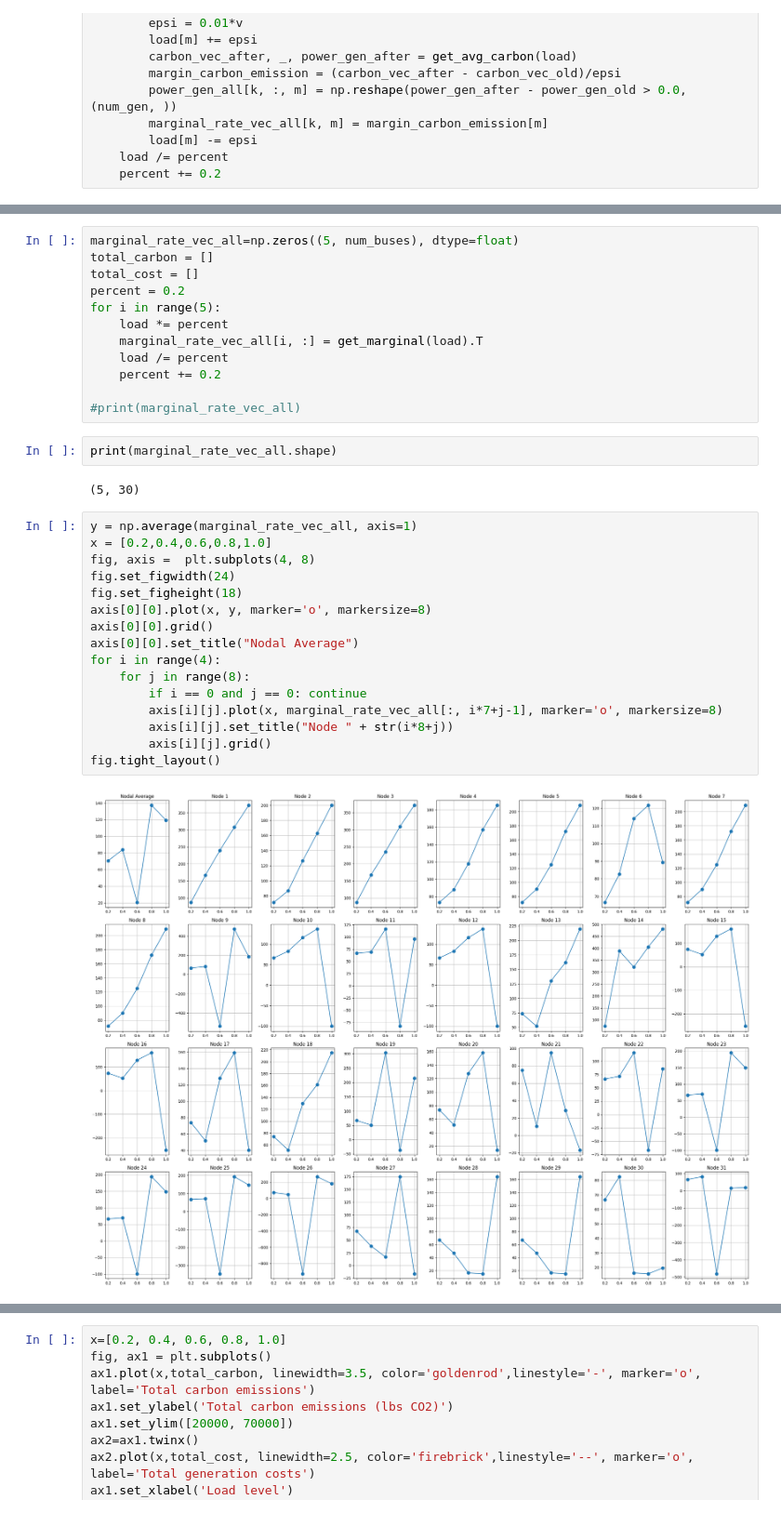
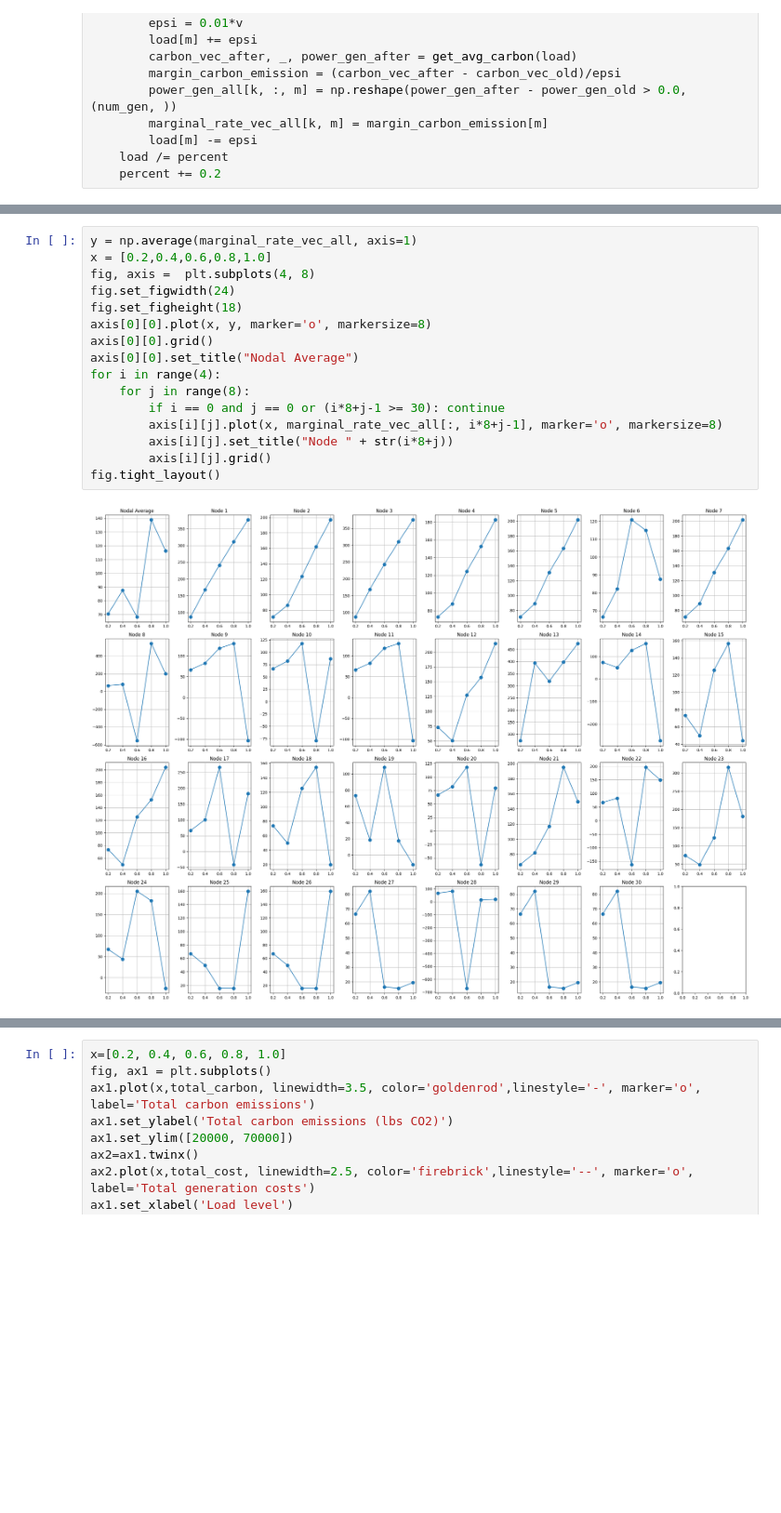
Before and after one commit to yuqing5/Carbon_Emission_Power_Grids, a Jupyter notebook: Yuqing_marginal_30bus.ipynb, the cells around one changed output, grey strips where cells are left out. Shown at 93% size. Cells and saved outputs as stored; diff of their text form; blank space fills up the shorter version.

```diff
--- a/Yuqing_marginal_30bus.ipynb
+++ b/Yuqing_marginal_30bus.ipynb
@@ -173,34 +160,18 @@ def get_marginal(load):
-# %%
-marginal_rate_vec_all=np.zeros((5, num_buses), dtype=float)
-total_carbon = []
-total_cost = []
-percent = 0.2
-for i in range(5):
-    load *= percent
-    marginal_rate_vec_all[i, :] = get_marginal(load).T
-    load /= percent
-    percent += 0.2
-
-#print(marginal_rate_vec_all)
-# %%
-print(marginal_rate_vec_all.shape)
-# %% [output]
-(5, 30)
 # %%
 y = np.average(marginal_rate_vec_all, axis=1)
 x = [0.2,0.4,0.6,0.8,1.0]
 fig, axis =  plt.subplots(4, 8)
 fig.set_figwidth(24)
 fig.set_figheight(18)
 axis[0][0].plot(x, y, marker='o', markersize=8)
 axis[0][0].grid()
 axis[0][0].set_title("Nodal Average")
 for i in range(4):
     for j in range(8):
-        if i == 0 and j == 0: continue
-        axis[i][j].plot(x, marginal_rate_vec_all[:, i*7+j-1], marker='o', markersize=8)
+        if i == 0 and j == 0 or (i*8+j-1 >= 30): continue
+        axis[i][j].plot(x, marginal_rate_vec_all[:, i*8+j-1], marker='o', markersize=8)
         axis[i][j].set_title("Node " + str(i*8+j))
         axis[i][j].grid()
 fig.tight_layout()
 # %% [output]
-[figure, old version]
+[figure, new version]
```
Also changed, not shown: parts of 2 cells of this notebook, 1 other file.
